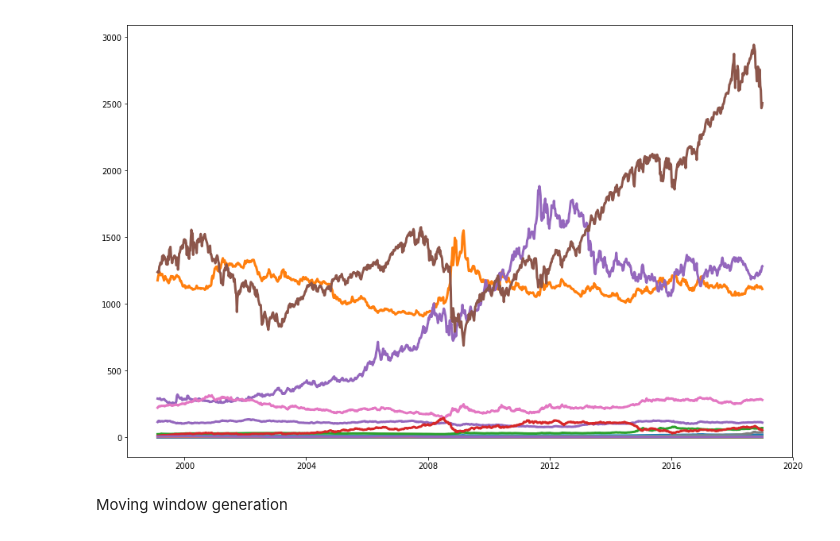
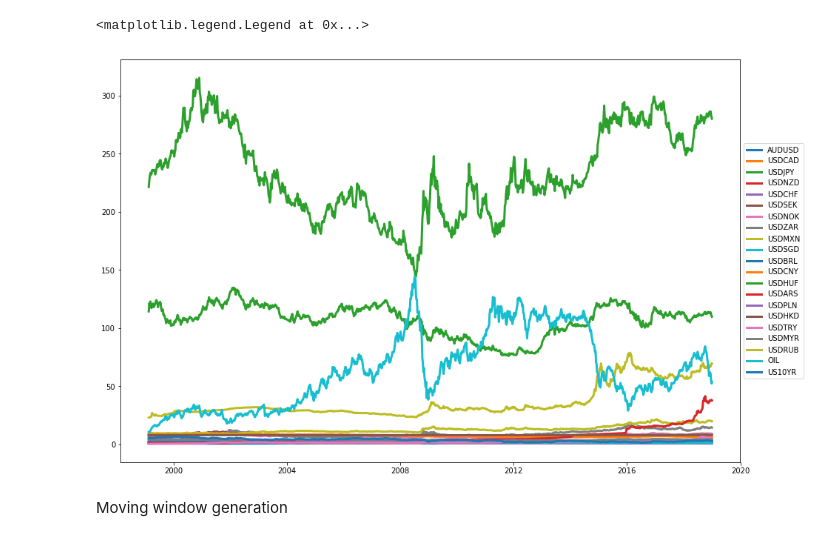
Before and after one commit to laureat/Python, a Jupyter notebook: PCA.ipynb, the cells around one changed output. Cells and saved outputs as stored; diff of their text form; code cells hidden in the pictures.

```diff
--- a/PCA.ipynb
+++ b/PCA.ipynb
@@ -19,9 +70,16 @@ df=df.set_index('Date')
 # %%
+# Let's see other currencies
+
 plt.figure(figsize=(15,10.))
-for c in df.loc[:,df.columns!='USDIDR'].columns.values:
+for c in df.drop(['USDIDR','SPX','EURUSD','GBPUSD','XAUUSD','USDKRW'],axis=1).\
+    columns.values:
     plt.plot(df.index, df[c], lw=3)
+
+plt.legend(df.drop(['USDIDR','SPX','EURUSD','GBPUSD','XAUUSD','USDKRW'],axis=1).\
+           columns.values,loc='center left',bbox_to_anchor=(1,0.5))
 # %% [output]
+<matplotlib.legend.Legend at 0x...>
-[figure, old version]
+[figure, new version]
 # %% [markdown]
 Moving window generation
 # %%
```
Also changed, not shown: parts of 18 cells of this notebook.
